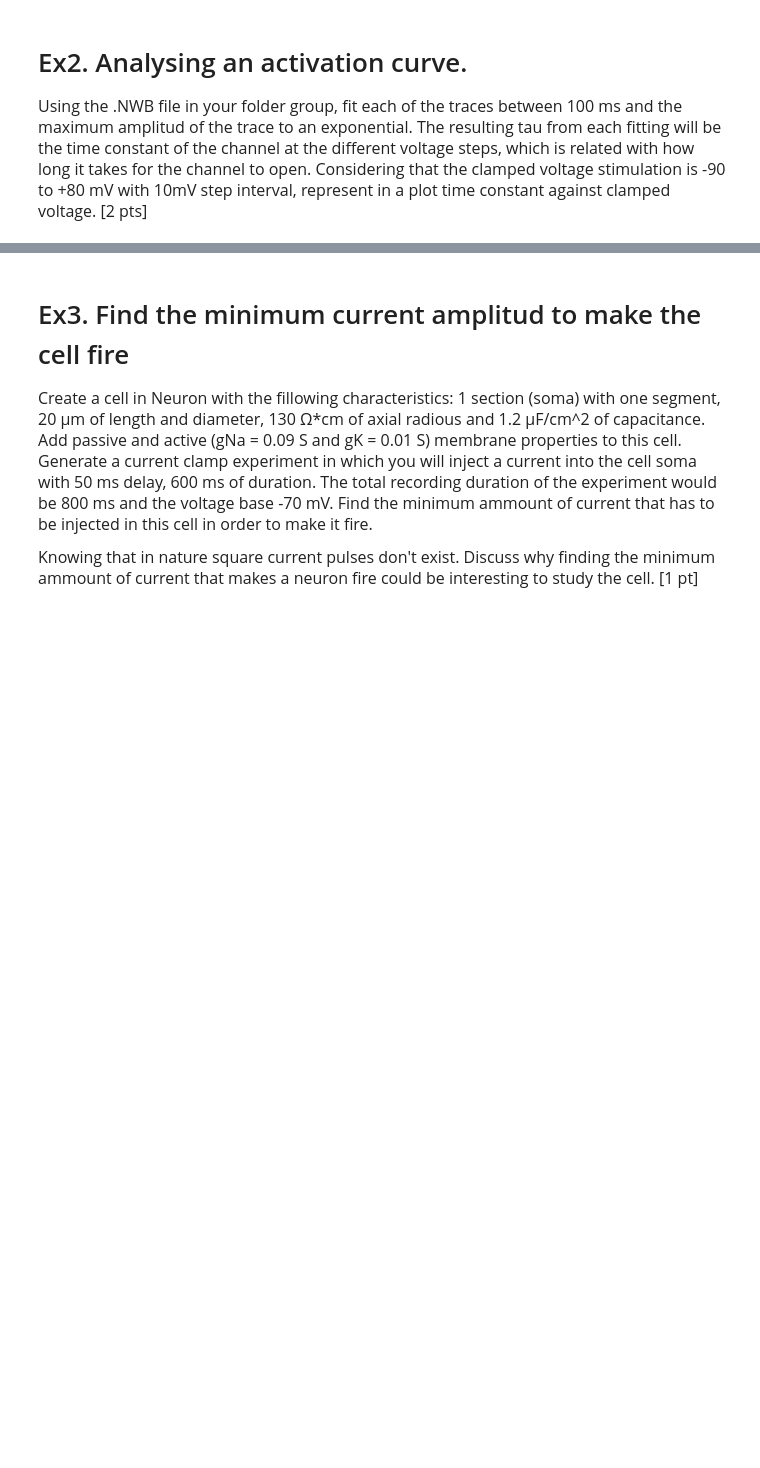
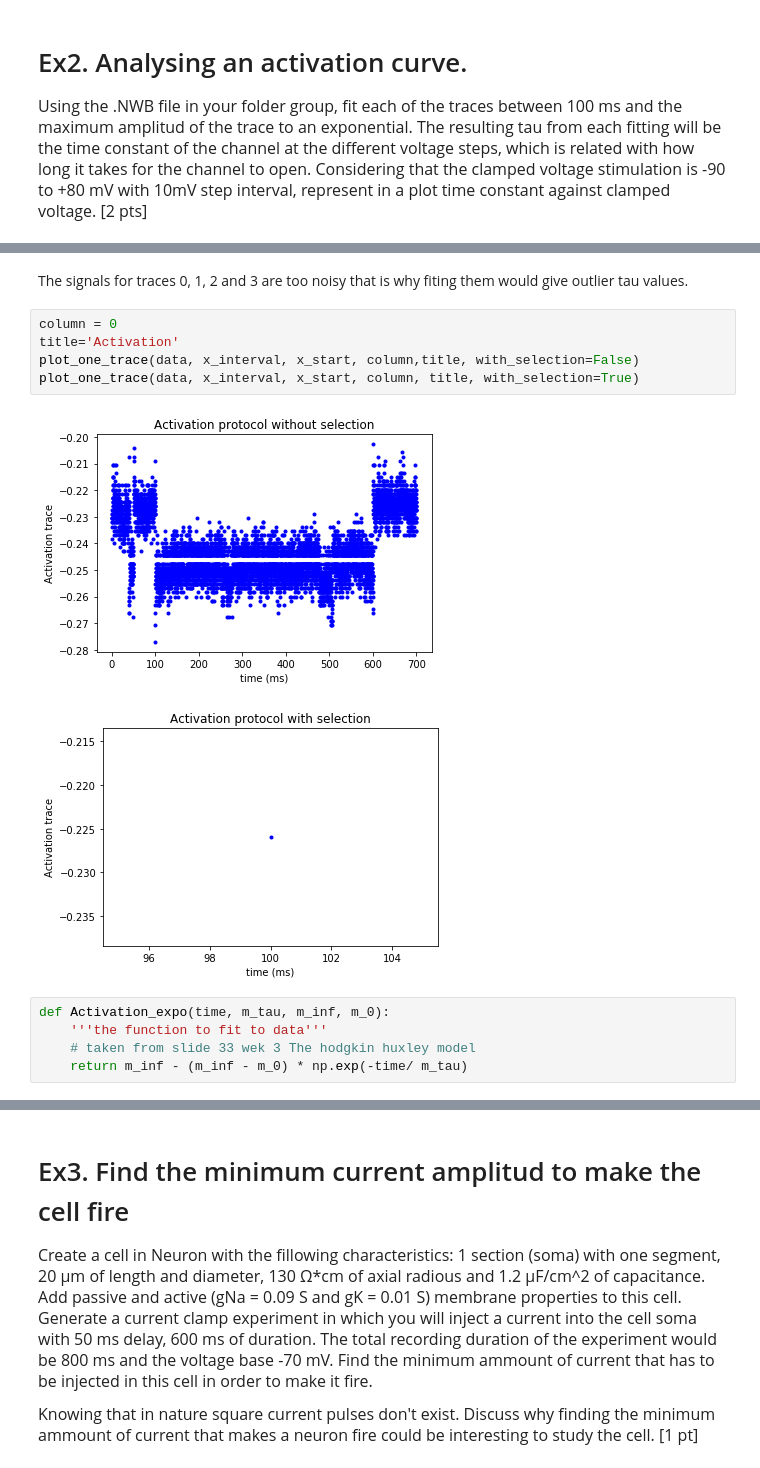
Before and after one commit to jjt20/InSilicoClass, a Jupyter notebook: my_notebooks/Week3/Week3_HomeWork.ipynb, the cells around one changed output, grey strips where cells are left out. Drawn from its saved outputs; the diff is of its cells as text; blank space fills up the shorter version.

```diff
--- a/my_notebooks/Week3/Week3_HomeWork.ipynb
+++ b/my_notebooks/Week3/Week3_HomeWork.ipynb
@@ -24,0 +161,15 @@
+# %% [markdown]
+The signals for traces 0, 1, 2 and 3 are too noisy that is why fiting them would give outlier tau values.
+# %%
+column = 0
+title='Activation'
+plot_one_trace(data, x_interval, x_start, column,title, with_selection=False)
+plot_one_trace(data, x_interval, x_start, column, title, with_selection=True)
+# %% [output]
+[figure, added]
+[figure, added]
+# %%
+def Activation_expo(time, m_tau, m_inf, m_0):
+    '''the function to fit to data'''
+    # taken from slide 33 wek 3 The hodgkin huxley model
+    return m_inf - (m_inf - m_0) * np.exp(-time/ m_tau)
```
Also changed, not shown: parts of 17 cells of this notebook, 3 other files.
